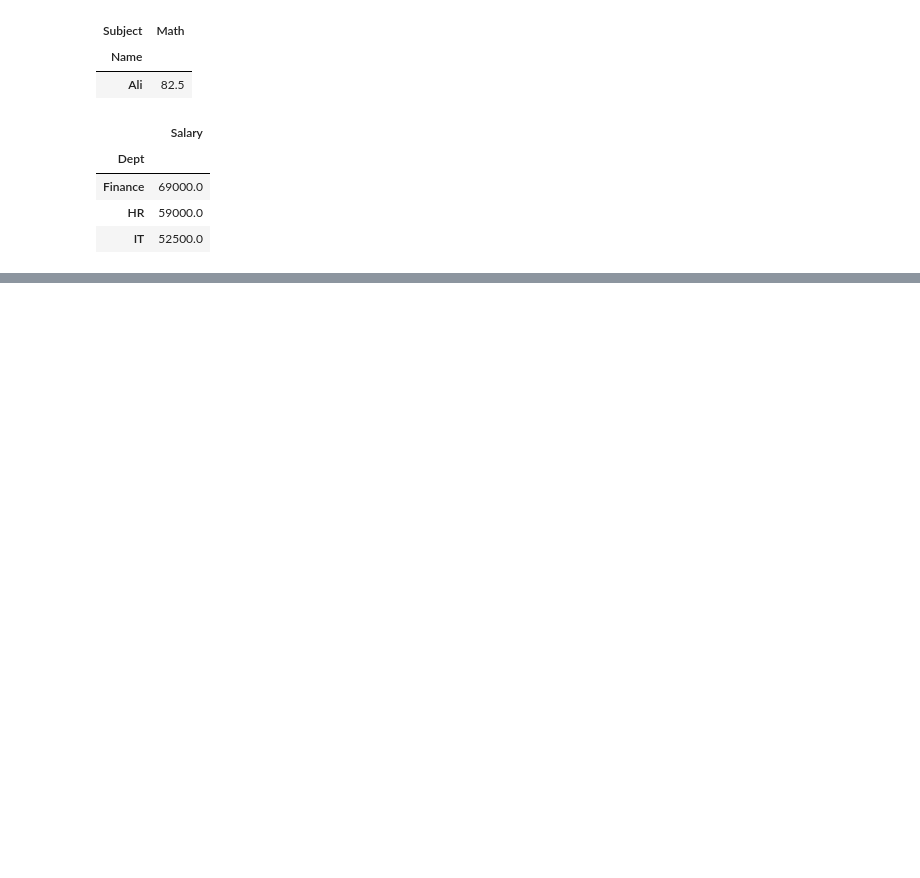
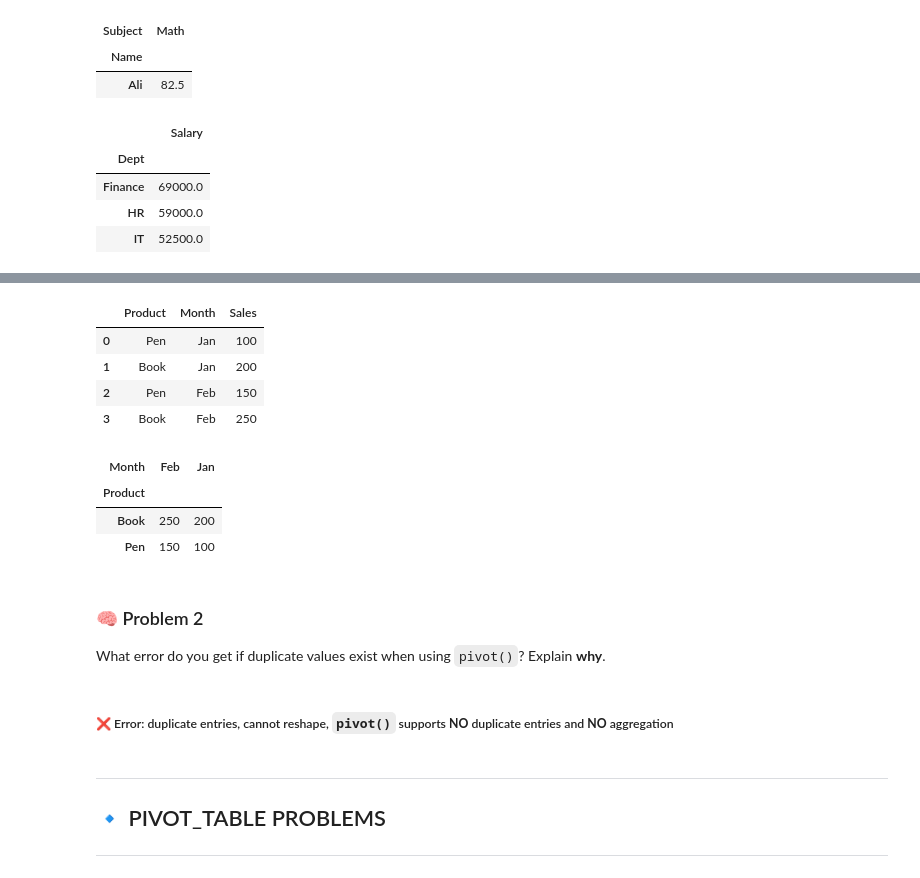
Before and after one commit to RealHaroon/Data-Analytics, a Jupyter notebook: Notebooks/Pandas/Pivot Table.ipynb, the cells around one changed output, grey strips where cells are left out. Drawn from its saved outputs; the diff is of its cells as text; code cells hidden in the pictures; blank space fills up the shorter version.

Commit message:
Pivot Table Practice Problems ( 2-1-2026 )

```diff
--- a/Notebooks/Pandas/Pivot Table.ipynb
+++ b/Notebooks/Pandas/Pivot Table.ipynb
@@ -196,0 +147,34 @@ Explain **in your own words**:
+# %%
+df = pd.DataFrame({
+    'Product': ['Pen', 'Book'],
+    'Sales_2023_Jan': [100, 200],
+    'Sales_2023_Feb': [150, 250]
+})
+melted=pd.melt(df,id_vars=['Product'],var_name='Month',value_name='Sales')
+melted['Month']=melted['Month'].str.split('_').str[-1]
+melted
+# %% [output]
+|  | Product | Month | Sales |
+| 0 | Pen | Jan | 100 |
+| 1 | Book | Jan | 200 |
+| 2 | Pen | Feb | 150 |
+| 3 | Book | Feb | 250 |
+# %%
+melted.pivot(index='Product', columns='Month', values='Sales')
+# %% [output]
+| Month | Feb | Jan |
+| Product |  |  |
+| Book | 250 | 200 |
+| Pen | 150 | 100 |
+# %% [markdown]
+### 🧠 Problem 2
+
+What error do you get if duplicate values exist when using `pivot()`?
+Explain **why**.
+# %% [markdown]
+##### ❌ Error: duplicate entries, cannot reshape, `pivot()` supports **NO** duplicate entries and **NO** aggregation
+# %% [markdown]
+---
+## 🔹 PIVOT_TABLE PROBLEMS
+
+---
```
Also changed, not shown: parts of 36 cells of this notebook.
